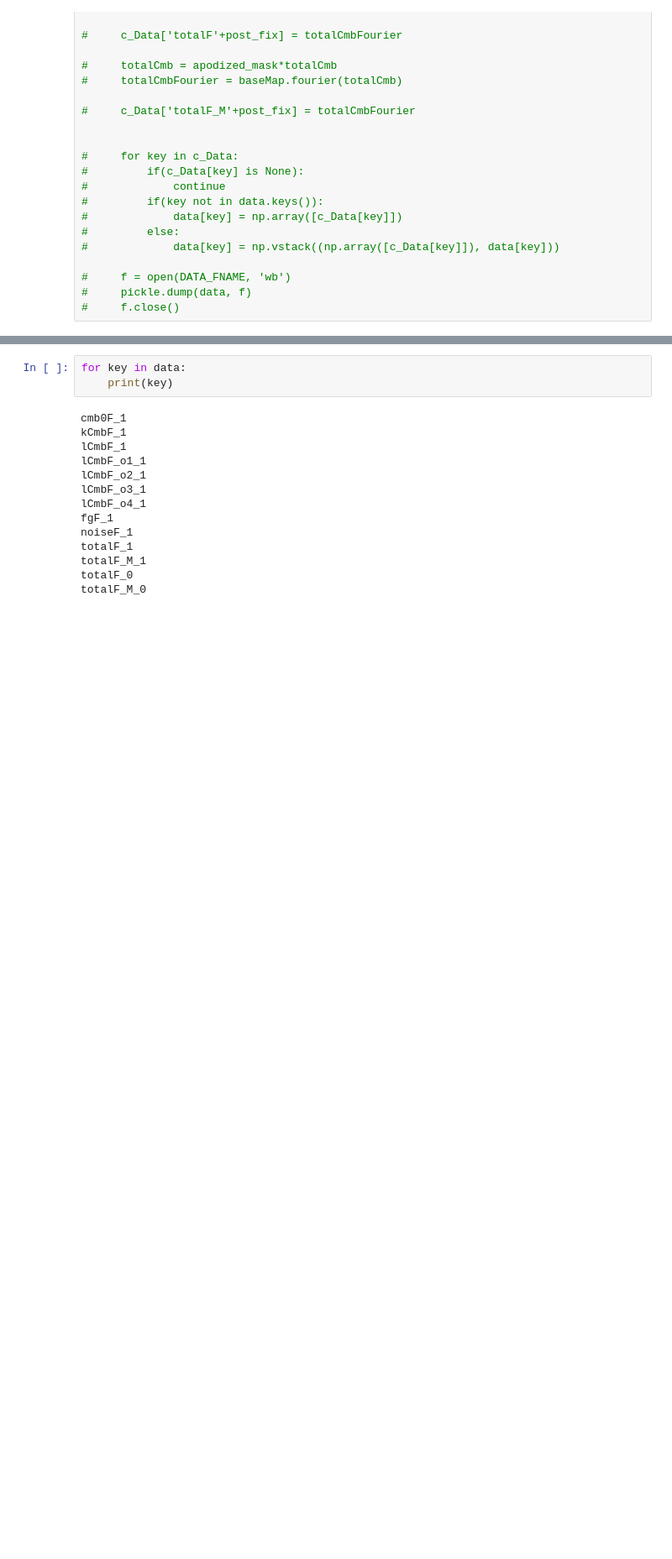
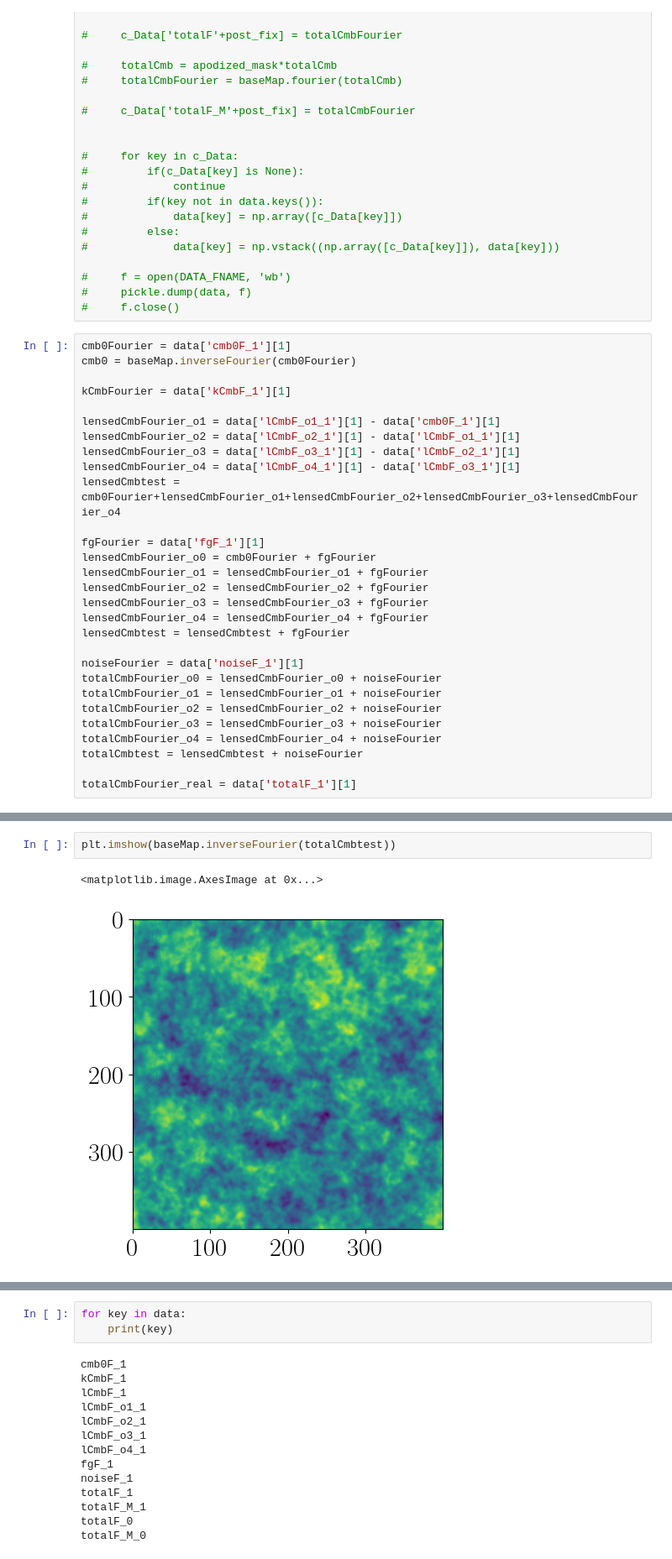
Before and after one commit to DelonShen/LensQuEst, a Jupyter notebook: dev/scratch_gen_map_sims.ipynb, the cells around one changed output, grey strips where cells are left out. Shown at 84% size. Drawn from its saved outputs; the diff is of its cells as text; blank space fills up the shorter version.

```diff
--- a/dev/scratch_gen_map_sims.ipynb
+++ b/dev/scratch_gen_map_sims.ipynb
@@ -197,3 +211,32 @@ for key in data:
 #     f = open(DATA_FNAME, 'wb')
 #     pickle.dump(data, f)
 #     f.close()
+# %%
+cmb0Fourier = data['cmb0F_1'][1]
+cmb0 = baseMap.inverseFourier(cmb0Fourier)
+
+kCmbFourier = data['kCmbF_1'][1]
+
+lensedCmbFourier_o1 = data['lCmbF_o1_1'][1] - data['cmb0F_1'][1]
+lensedCmbFourier_o2 = data['lCmbF_o2_1'][1] - data['lCmbF_o1_1'][1]
+lensedCmbFourier_o3 = data['lCmbF_o3_1'][1] - data['lCmbF_o2_1'][1]
+lensedCmbFourier_o4 = data['lCmbF_o4_1'][1] - data['lCmbF_o3_1'][1]
+lensedCmbtest = cmb0Fourier+lensedCmbFourier_o1+lensedCmbFourier_o2+lensedCmbFourier_o3+lensedCmbFourier_o4
+
+fgFourier = data['fgF_1'][1]
+lensedCmbFourier_o0 = cmb0Fourier + fgFourier
+lensedCmbFourier_o1 = lensedCmbFourier_o1 + fgFourier
+lensedCmbFourier_o2 = lensedCmbFourier_o2 + fgFourier
+lensedCmbFourier_o3 = lensedCmbFourier_o3 + fgFourier
+lensedCmbFourier_o4 = lensedCmbFourier_o4 + fgFourier
+lensedCmbtest = lensedCmbtest + fgFourier
+
+noiseFourier = data['noiseF_1'][1]
+totalCmbFourier_o0 = lensedCmbFourier_o0 + noiseFourier
+totalCmbFourier_o1 = lensedCmbFourier_o1 + noiseFourier
+totalCmbFourier_o2 = lensedCmbFourier_o2 + noiseFourier
+totalCmbFourier_o3 = lensedCmbFourier_o3 + noiseFourier
+totalCmbFourier_o4 = lensedCmbFourier_o4 + noiseFourier
+totalCmbtest = lensedCmbtest + noiseFourier
+
+totalCmbFourier_real = data['totalF_1'][1]
@@ -199,0 +248,5 @@ for key in data:
+# %%
+plt.imshow(baseMap.inverseFourier(totalCmbtest))
+# %% [output]
+<matplotlib.image.AxesImage at 0x...>
+[figure, added]
```
Also changed, not shown: parts of 23 cells of this notebook, 11 other files.
